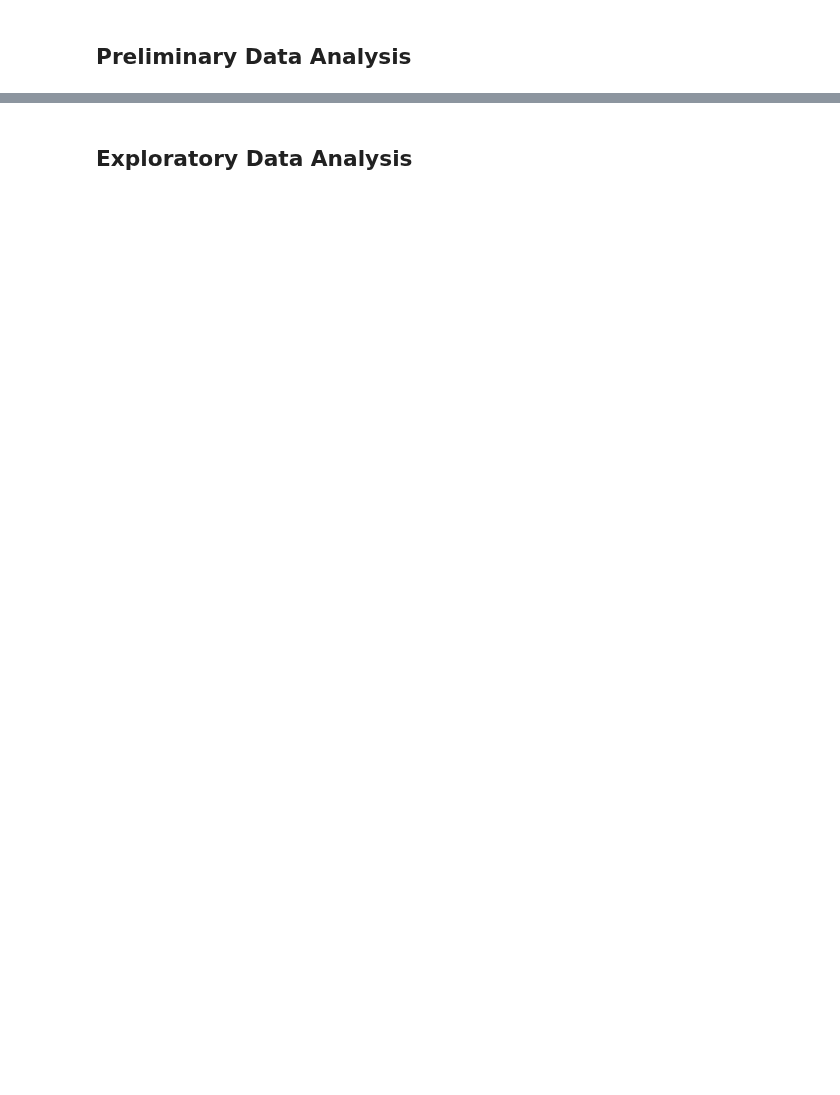
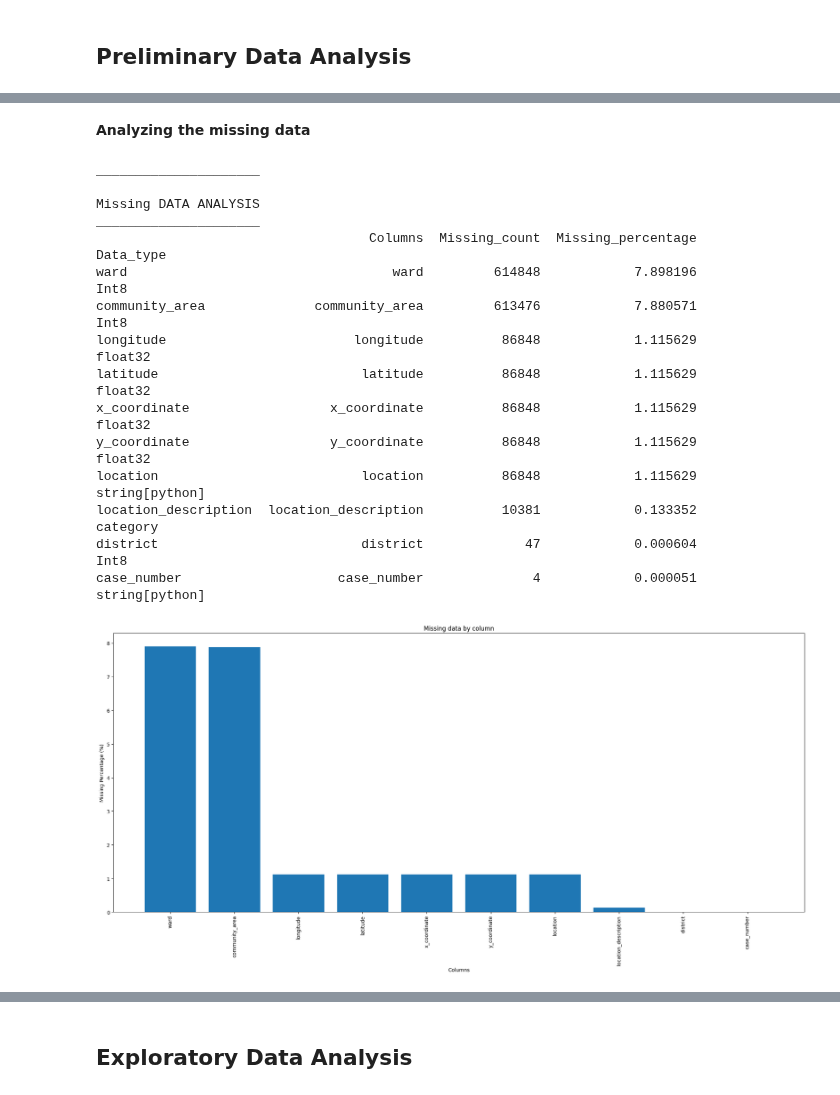
Before and after one commit to DuoDduo/AI-fellowship-module-2, a Jupyter notebook: Tasks/Task19/task19.ipynb, the cells around one changed output, grey strips where cells are left out. Saved outputs shown, nothing was run; the diff lists cells and outputs as text; code cells hidden in the pictures; blank space fills up the shorter version.

```diff
--- a/Tasks/Task19/task19.ipynb
+++ b/Tasks/Task19/task19.ipynb
@@ -99,0 +157,3 @@ crime_data2.columns
+# %%
+# Converting the date to datetime
+crime_data2['date'] = pd.to_datetime(crime_data2['date'])
@@ -99,0 +166,2 @@ crime_data2.columns
+# %%
+crime_data2['updated_on'] = pd.to_datetime(crime_data2['updated_on'])
@@ -102 +183,50 @@ crime_data2.head()
+# %% [markdown]
+**Analyzing the missing data**
+# %%
+# Defining a function to analyze the mssing data
+def missing_data(crime_data2):
+    """Analyzing missing data in the dataset"""
+
+    missing_data = pd.DataFrame({
+            'Columns': crime_data2.columns,
+            'Missing_count': crime_data2.isnull().sum(),
+            'Missing_percentage': (crime_data2.isnull().sum()/ len(crime_data2) * 100),
+            'Data_type': crime_data2.dtypes
+    })
+
+    missing_data = missing_data[missing_data['Missing_count'] > 0]. sort_values('Missing_percentage', ascending=False)
+
+    print('_____________________\n')
+    print('Missing DATA ANALYSIS')
+    print('_____________________')
+
+    print(missing_data)
+    # Visualizing missing data
+    plt.figure(figsize=(20,10))
+    plt.bar(missing_data['Columns'], missing_data['Missing_percentage'])
+    plt.title('Missing data by column')
+    plt.xlabel('Columns')
+    plt.ylabel('Missing Percentage (%)')
+    plt.xticks(rotation=90)
+    plt.tight_layout()
+    plt.show()
+
+missing_data(crime_data2)
+# %% [output]
+_____________________
+
+Missing DATA ANALYSIS
+_____________________
+                                   Columns  Missing_count  Missing_percentage       Data_type
+ward                                  ward         614848            7.898196            Int8
+community_area              community_area         613476            7.880571            Int8
+longitude                        longitude          86848            1.115629         float32
+latitude                          latitude          86848            1.115629         float32
+x_coordinate                  x_coordinate          86848            1.115629         float32
+y_coordinate                  y_coordinate          86848            1.115629         float32
+location                          location          86848            1.115629  string[python]
+location_description  location_description          10381            0.133352        category
+district                          district             47            0.000604            Int8
+case_number                    case_number              4            0.000051  string[python]
+[figure, added]
 # %%
```
Also changed, not shown: parts of 40 cells of this notebook, 11 other files.
